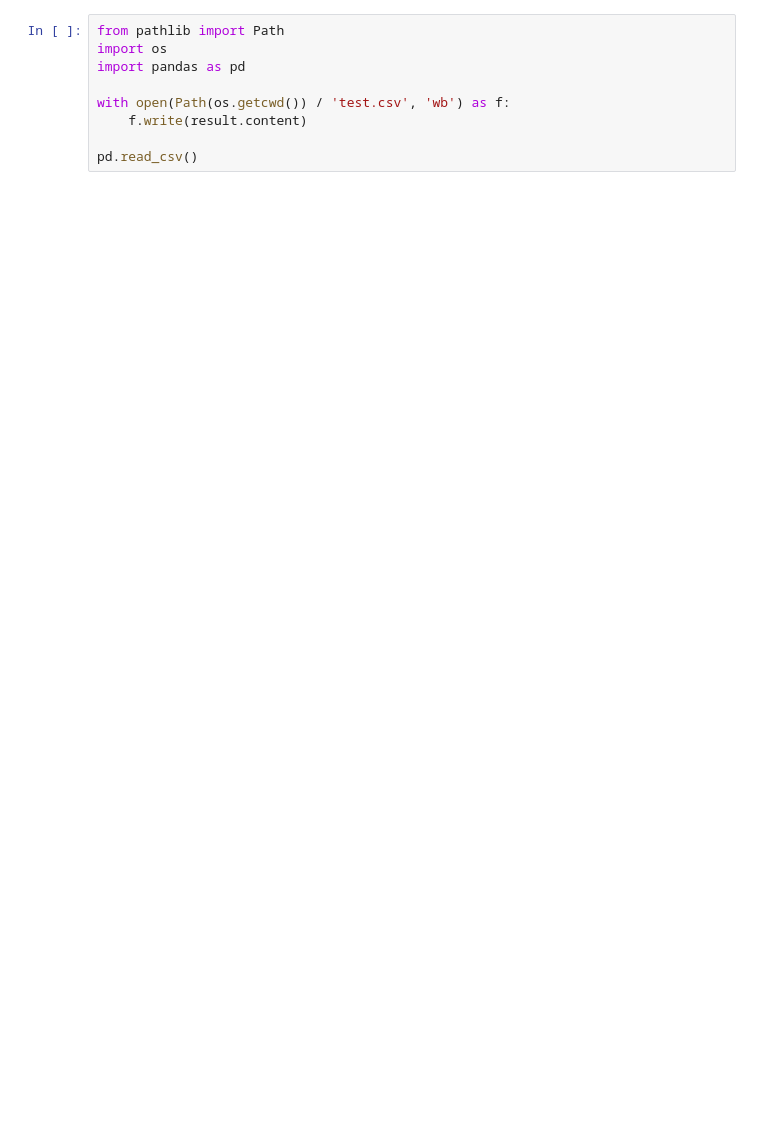
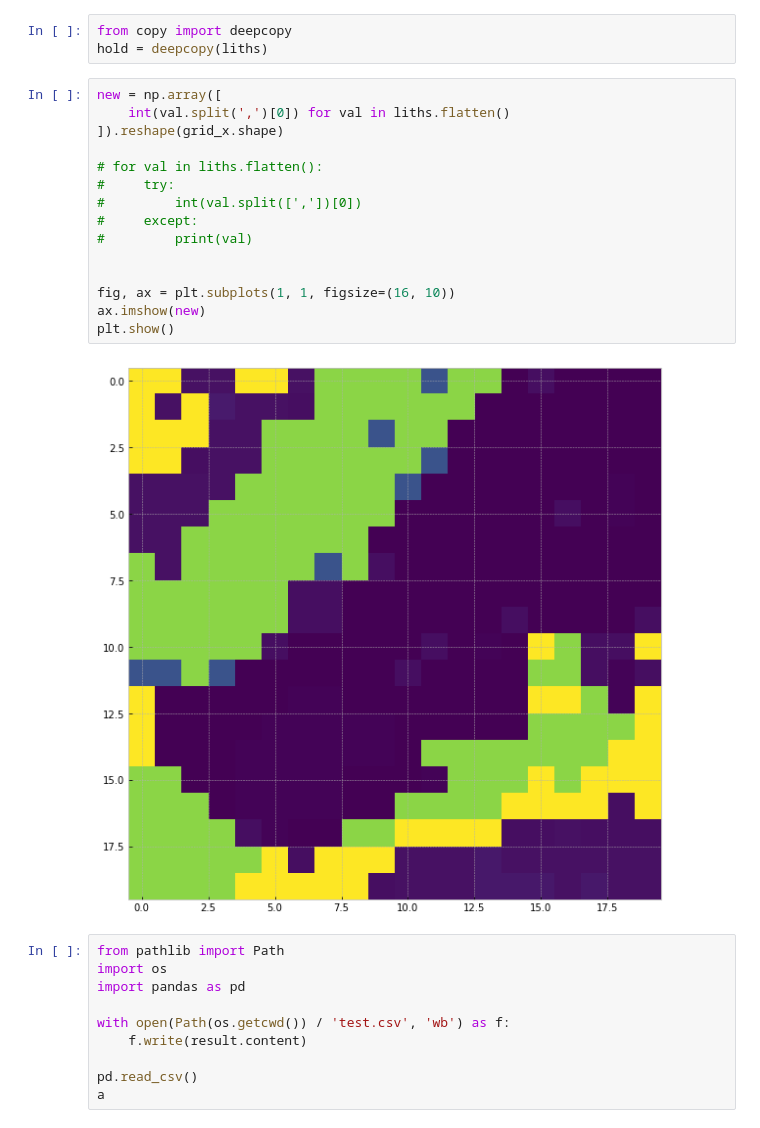
Before and after one commit to LukasFrankenQ/georetriever, a Jupyter notebook: geo_retriever/lithography/macrolab.ipynb, the cells around one changed output. Cells and saved outputs as stored; diff of their text form; blank space fills up the shorter version.

```diff
--- a/geo_retriever/lithography/macrolab.ipynb
+++ b/geo_retriever/lithography/macrolab.ipynb
@@ -19,3 +78,23 @@ result = requests.get(link, params=request_params)
+# %%
+from copy import deepcopy
+hold = deepcopy(liths)
+# %%
+new = np.array([
+    int(val.split(',')[0]) for val in liths.flatten()
+]).reshape(grid_x.shape)
+
+# for val in liths.flatten():
+#     try:
+#         int(val.split([','])[0])
+#     except:
+#         print(val)
+
+
+fig, ax = plt.subplots(1, 1, figsize=(16, 10))
+ax.imshow(new)
+plt.show()
+# %% [output]
+[figure, added]
 # %%
 from pathlib import Path
 import os
@@ -25,3 +104,4 @@ with open(Path(os.getcwd()) / 'test.csv', 'wb') as f:
     f.write(result.content)
 
 pd.read_csv()
+a
```
Also changed, not shown: parts of 17 cells of this notebook.
